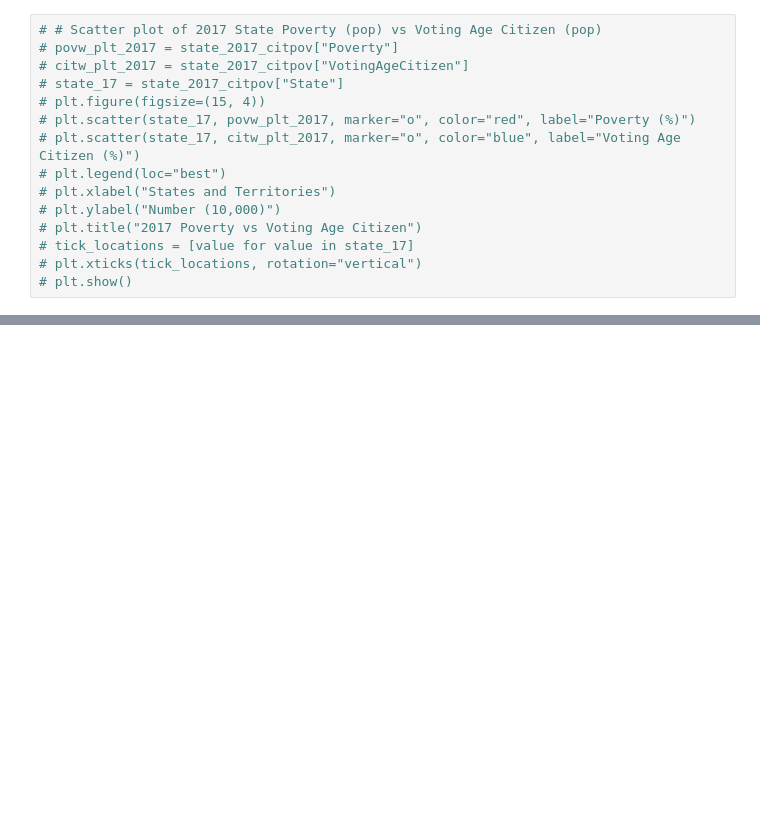
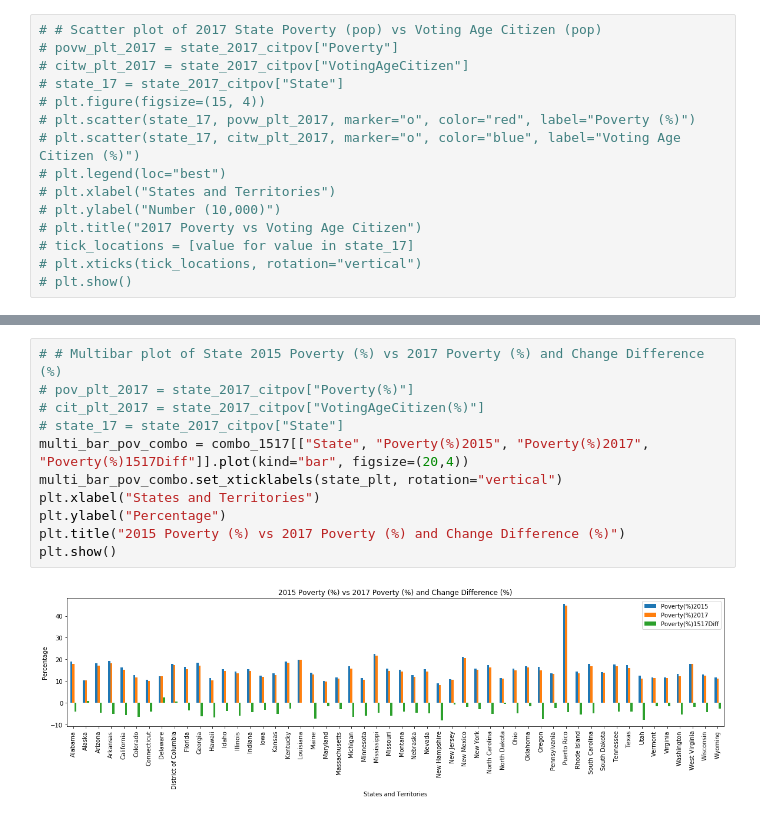
Before and after one commit to charlim26/censusproject, a Jupyter notebook: Kmar_Citizen_Poverty/Citizen_Poverty.ipynb, the cells around one changed output, grey strips where cells are left out. Saved outputs shown, nothing was run; the diff lists cells and outputs as text; blank space fills up the shorter version.

```diff
--- a/Kmar_Citizen_Poverty/Citizen_Poverty.ipynb
+++ b/Kmar_Citizen_Poverty/Citizen_Poverty.ipynb
@@ -407,0 +427,13 @@ plt.show()
+# %%
+# # Multibar plot of State 2015 Poverty (%) vs 2017 Poverty (%) and Change Difference (%)
+# pov_plt_2017 = state_2017_citpov["Poverty(%)"]
+# cit_plt_2017 = state_2017_citpov["VotingAgeCitizen(%)"]
+# state_17 = state_2017_citpov["State"]
+multi_bar_pov_combo = combo_1517[["State", "Poverty(%)2015", "Poverty(%)2017", "Poverty(%)1517Diff"]].plot(kind="bar", figsize=(20,4))
+multi_bar_pov_combo.set_xticklabels(state_plt, rotation="vertical")
+plt.xlabel("States and Territories")
+plt.ylabel("Percentage")
+plt.title("2015 Poverty (%) vs 2017 Poverty (%) and Change Difference (%)")
+plt.show()
+# %% [output]
+[figure, added]
```
Also changed, not shown: parts of 19 cells of this notebook.
